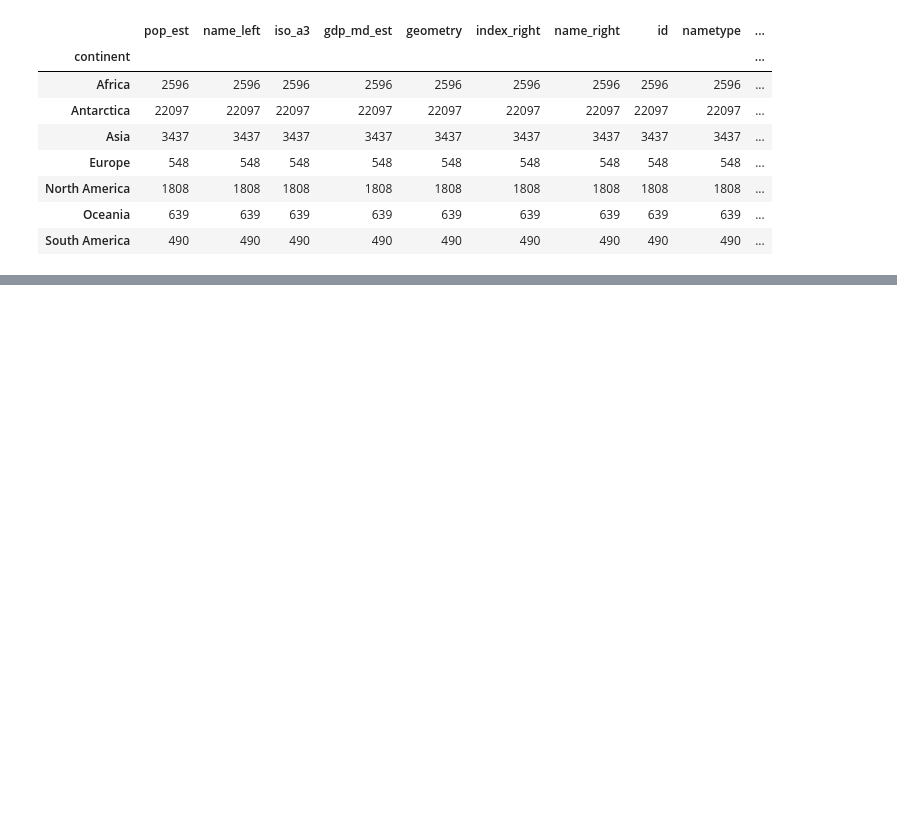
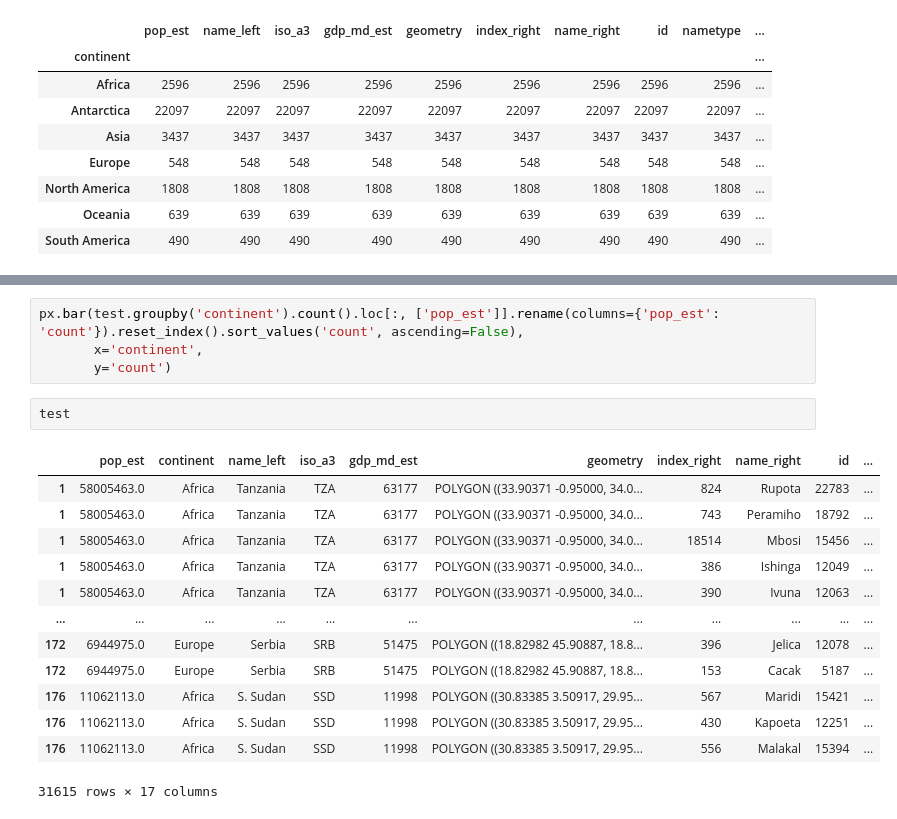
Before and after one commit to WaielonH/dashmeteor, a Jupyter notebook: src/eda.ipynb, the cells around one changed output, grey strips where cells are left out. Cells and saved outputs as stored; diff of their text form; blank space fills up the shorter version.

```diff
--- a/src/eda.ipynb
+++ b/src/eda.ipynb
@@ -109,0 +131,20 @@ px.bar(clean.groupby('year').agg({'id': 'count'}).reset_index(),
+# %%
+px.bar(test.groupby('continent').count().loc[:, ['pop_est']].rename(columns={'pop_est': 'count'}).reset_index().sort_values('count', ascending=False),
+       x='continent',
+       y='count')
+# %%
+test
+# %% [output]
+|  | pop_est | continent | name_left | iso_a3 | gdp_md_est | geometry | index_right | name_right | id | ... |
+| 1 | 58005463.0 | Africa | Tanzania | TZA | 63177 | POLYGON ((33.90371 -0.95000, 34.0... | 824 | Rupota | 22783 | ... |
+| 1 | 58005463.0 | Africa | Tanzania | TZA | 63177 | POLYGON ((33.90371 -0.95000, 34.0... | 743 | Peramiho | 18792 | ... |
+| 1 | 58005463.0 | Africa | Tanzania | TZA | 63177 | POLYGON ((33.90371 -0.95000, 34.0... | 18514 | Mbosi | 15456 | ... |
+| 1 | 58005463.0 | Africa | Tanzania | TZA | 63177 | POLYGON ((33.90371 -0.95000, 34.0... | 386 | Ishinga | 12049 | ... |
+| 1 | 58005463.0 | Africa | Tanzania | TZA | 63177 | POLYGON ((33.90371 -0.95000, 34.0... | 390 | Ivuna | 12063 | ... |
+| ... | ... | ... | ... | ... | ... | ... | ... | ... | ... | ... |
+| 172 | 6944975.0 | Europe | Serbia | SRB | 51475 | POLYGON ((18.82982 45.90887, 18.8... | 396 | Jelica | 12078 | ... |
+| 172 | 6944975.0 | Europe | Serbia | SRB | 51475 | POLYGON ((18.82982 45.90887, 18.8... | 153 | Cacak | 5187 | ... |
+| 176 | 11062113.0 | Africa | S. Sudan | SSD | 11998 | POLYGON ((30.83385 3.50917, 29.95... | 567 | Maridi | 15421 | ... |
+| 176 | 11062113.0 | Africa | S. Sudan | SSD | 11998 | POLYGON ((30.83385 3.50917, 29.95... | 430 | Kapoeta | 12251 | ... |
+| 176 | 11062113.0 | Africa | S. Sudan | SSD | 11998 | POLYGON ((30.83385 3.50917, 29.95... | 556 | Malakal | 15394 | ... |
+31615 rows × 17 columns
```
Also changed, not shown: parts of 9 cells of this notebook, 1 other file.
